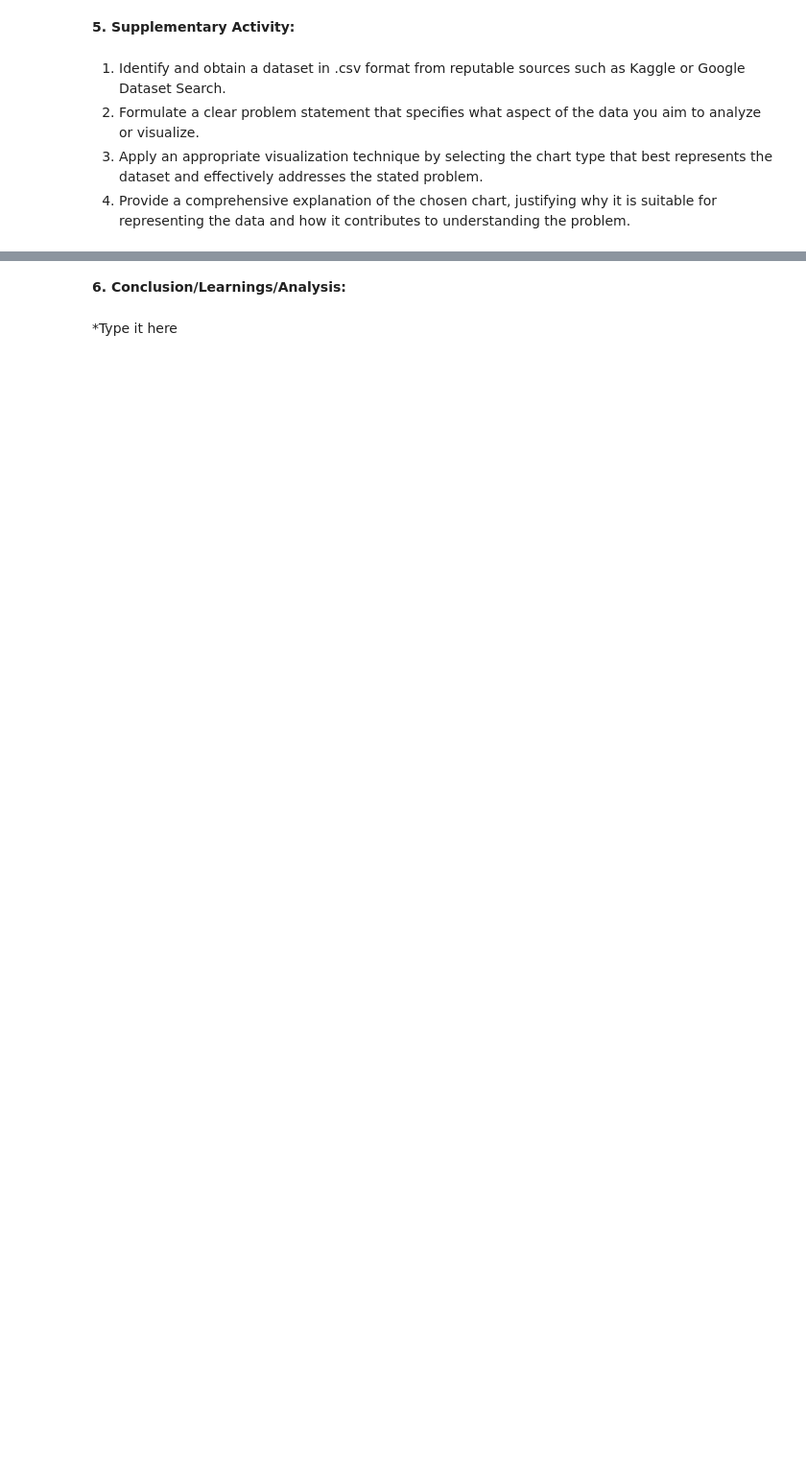
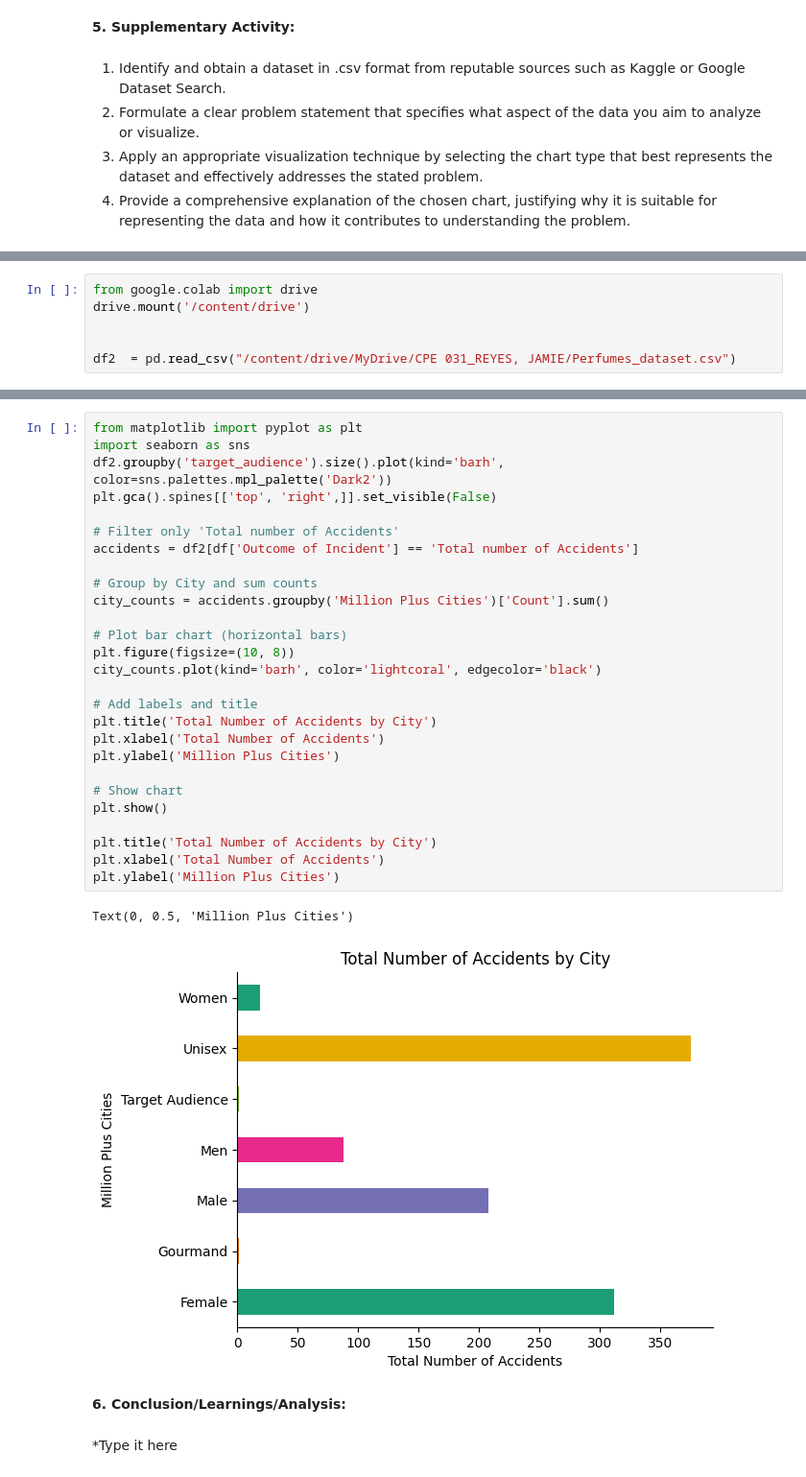
Before and after one commit to jamierosereyes/CPE-031-Visualizations-and-Data-Analysis, a Jupyter notebook: Hands_On_Activity_5___Chart_Type.ipynb, the cells around one changed output, grey strips where cells are left out. Shown at 96% size. Drawn from its saved outputs; the diff is of its cells as text; blank space fills up the shorter version.

```diff
--- a/Hands_On_Activity_5___Chart_Type.ipynb
+++ b/Hands_On_Activity_5___Chart_Type.ipynb
@@ -462,0 +514,6 @@ Table of Total Number of Accidents by City
+# %%
+from google.colab import drive
+drive.mount('/content/drive')
+
+
+df2  = pd.read_csv("/content/drive/MyDrive/CPE 031_REYES, JAMIE/Perfumes_dataset.csv")
@@ -463,3 +540,33 @@ Table of Total Number of Accidents by City
+# %%
+from matplotlib import pyplot as plt
+import seaborn as sns
+df2.groupby('target_audience').size().plot(kind='barh', color=sns.palettes.mpl_palette('Dark2'))
+plt.gca().spines[['top', 'right',]].set_visible(False)
+
+# Filter only 'Total number of Accidents'
+accidents = df2[df['Outcome of Incident'] == 'Total number of Accidents']
+
+# Group by City and sum counts
+city_counts = accidents.groupby('Million Plus Cities')['Count'].sum()
+
+# Plot bar chart (horizontal bars)
+plt.figure(figsize=(10, 8))
+city_counts.plot(kind='barh', color='lightcoral', edgecolor='black')
+
+# Add labels and title
+plt.title('Total Number of Accidents by City')
+plt.xlabel('Total Number of Accidents')
+plt.ylabel('Million Plus Cities')
+
+# Show chart
+plt.show()
+
+plt.title('Total Number of Accidents by City')
+plt.xlabel('Total Number of Accidents')
+plt.ylabel('Million Plus Cities')
+# %% [output]
+Text(0, 0.5, 'Million Plus Cities')
+[figure, added]
 # %% [markdown]
 **6. Conclusion/Learnings/Analysis:**
 # %% [markdown]
```
Also changed, not shown: parts of 8 cells of this notebook.
